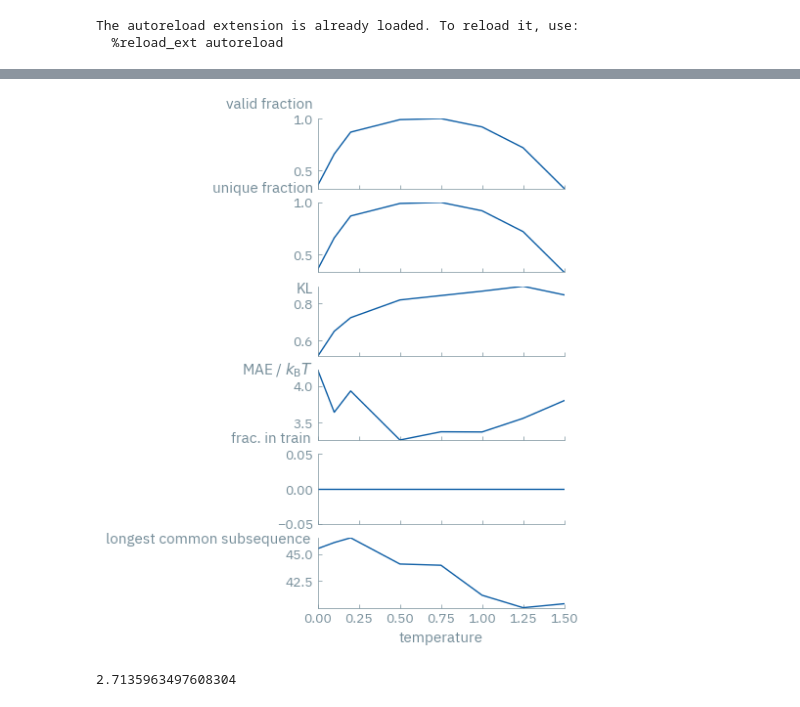
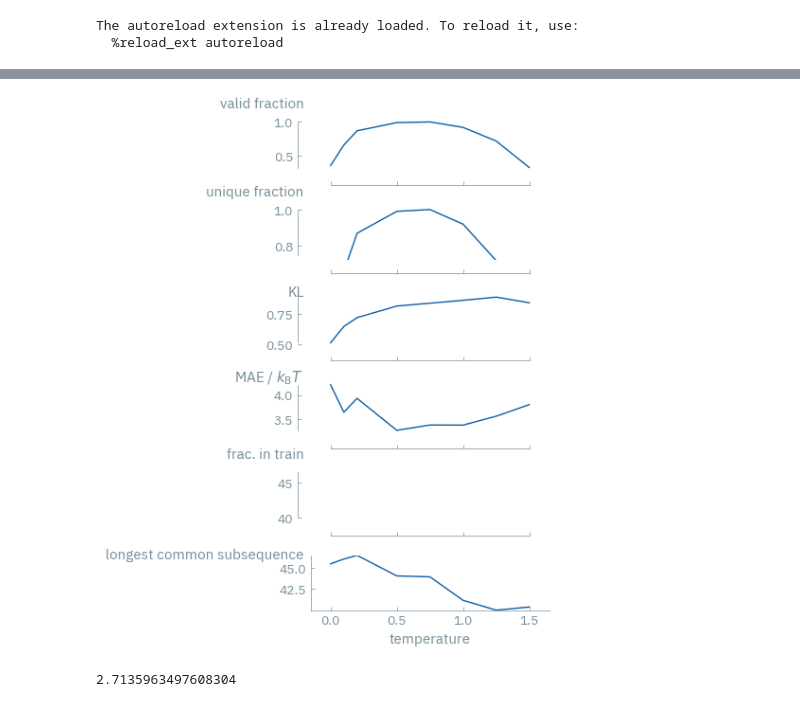
Before and after one commit to kjappelbaum/gptchem, a Jupyter notebook: experiments/05_inverse/polymers/random/plot_results.ipynb, the cells around one changed output, grey strips where cells are left out. Cells and saved outputs as stored; diff of their text form; code cells hidden in the pictures.

```diff
--- a/experiments/05_inverse/polymers/random/plot_results.ipynb
+++ b/experiments/05_inverse/polymers/random/plot_results.ipynb
@@ -78,5 +58,5 @@ res
 # %%
 df = pd.DataFrame(compiled_res)
 # %%
-grouped = df.groupby(['num_train_points', 'temp']).agg(['mean', 'std'])
+grouped = df.groupby(['num_train_points', 'temp']).agg(['mean', 'std', sem, "count"])
 # %%
@@ -99,51 +81,114 @@ fig, ax = plt.subplots(6,1, sharex='all', figsize=(ONE_COL_WIDTH_INCH, 2 * ONE_C
 ax[0].plot(grouped.loc[100, :].index, grouped.loc[100, :]['valid_fraction']['mean'])
 ax[0].fill_between(
     grouped.loc[100, :].index,
-    grouped.loc[100, :]['valid_fraction']['mean'] -  grouped.loc[100, :]['valid_fraction']['std'],
-    grouped.loc[100, :]['valid_fraction']['mean'] +  grouped.loc[100, :]['valid_fraction']['std'], alpha=.5 )
-matplotx.ylabel_top('valid fraction', ax=ax[0])
+    grouped.loc[100, :]['valid_fraction']['mean'] -  grouped.loc[100, :]['valid_fraction']['sem'],
+    grouped.loc[100, :]['valid_fraction']['mean'] +  grouped.loc[100, :]['valid_fraction']['sem'], alpha=.5 )
+ylabel_top('valid fraction', ax=ax[0])
 
+range_frame(
+    ax[0],
+    grouped.loc[100, :].index,
+np.nan_to_num(np.stack([
+        grouped.loc[100, :]['valid_fraction']['mean'] ,
+        grouped.loc[100, :]['valid_fraction']['mean']
+    ]).flatten(),grouped.loc[100, :]['valid_fraction']['mean'].mean())
+)
 
 ax[1].plot(grouped.loc[100, :].index, grouped.loc[100, :]['valid_fraction']['mean'])
 ax[1].fill_between(
     grouped.loc[100, :].index,
-    grouped.loc[100, :]['unique_fraction']['mean'] -  grouped.loc[100, :]['unique_fraction']['std'],
-    grouped.loc[100, :]['unique_fraction']['mean'] +  grouped.loc[100, :]['unique_fraction']['std'], alpha=.5 )
-matplotx.ylabel_top('unique fraction', ax=ax[1])
+    grouped.loc[100, :]['unique_fraction']['mean'] -  grouped.loc[100, :]['unique_fraction']['sem'],
+    grouped.loc[100, :]['unique_fraction']['mean'] +  grouped.loc[100, :]['unique_fraction']['sem'], alpha=.5 )
+ylabel_top('unique fraction', ax=ax[1])
+
+
+range_frame(
+    ax[1],
+    grouped.loc[100, :].index,
+np.nan_to_num(np.stack([
+        grouped.loc[100, :]['unique_fraction']['mean'] ,
+        grouped.loc[100, :]['unique_fraction']['mean']
+    ]).flatten(),grouped.loc[100, :]['unique_fraction']['mean'].mean())
+)
+
 
 ax[2].plot(grouped.loc[100, :].index, grouped.loc[100, :]['kldiv_score']['mean'])
 ax[2].fill_between(
     grouped.loc[100, :].index,
-    grouped.loc[100, :]['kldiv_score']['mean'] -  grouped.loc[100, :]['kldiv_score']['std'],
-    grouped.loc[100, :]['kldiv_score']['mean'] +  grouped.loc[100, :]['kldiv_score']['std'], alpha=.5 )
-matplotx.ylabel_top('KL', ax=ax[2])
+    grouped.loc[100, :]['kldiv_score']['mean'] -  grouped.loc[100, :]['kldiv_score']['sem'],
+    grouped.loc[100, :]['kldiv_score']['mean'] +  grouped.loc[100, :]['kldiv_score']['sem'], alpha=.5 )
+ylabel_top('KL', ax=ax[2])
+
+
+range_frame(
+    ax[2],
+    grouped.loc[100, :].index,
+np.nan_to_num(np.stack([
+        grouped.loc[100, :]['kldiv_score']['mean'] ,
+        grouped.loc[100, :]['kldiv_score']['mean']
+    ]).flatten(),grouped.loc[100, :]['kldiv_score']['mean'].mean())
+)
+
 
 ax[3].plot(grouped.loc[100, :].index, grouped.loc[100, :]['mae']['mean'])
 ax[3].fill_between(
     grouped.loc[100, :].index,
-    grouped.loc[100, :]['mae']['mean'] -  grouped.loc[100, :]['mae']['std'],
-    grouped.loc[100, :]['mae']['mean'] +  grouped.loc[100, :]['mae']['std'], alpha=.5 )
-matplotx.ylabel_top('MAE / $k_\mathrm{B}T$', ax=ax[3])
+    grouped.loc[100, :]['mae']['mean'] -  grouped.loc[100, :]['mae']['sem'],
+    grouped.loc[100, :]['mae']['mean'] +  grouped.loc[100, :]['mae']['sem'], alpha=.5 )
+ylabel_top('MAE / $k_\mathrm{B}T$', ax=ax[3])
+
+range_frame(
+    ax[3],
+    grouped.loc[100, :].index,
+np.nan_to_num(np.stack([
+        grouped.loc[100, :]['mae']['mean'] ,
+        grouped.loc[100, :]['mae']['mean']
+    ]).flatten(),grouped.loc[100, :]['mae']['mean'].mean())
+)
+
+
 
 ax[4].plot(grouped.loc[100, :].index, grouped.loc[100, :]['fraction_in_train']['mean'])
 ax[4].fill_between(
     grouped.loc[100, :].index,
-    grouped.loc[100, :]['fraction_in_train']['mean'] -  grouped.loc[100, :]['fraction_in_train']['std'],
-    grouped.loc[100, :]['fraction_in_train']['mean'] +  grouped.loc[100, :]['fraction_in_train']['std'], alpha=.5 )
+    grouped.loc[100, :]['fraction_in_train']['mean'] -  grouped.loc[100, :]['fraction_in_train']['sem'],
+    grouped.loc[100, :]['fraction_in_train']['mean'] +  grouped.loc[100, :]['fraction_in_train']['sem'], alpha=.5 )
 ylabel_top('frac. in train', ax=ax[4])
+
+
+range_frame(
+    ax[4],
+    grouped.loc[100, :].index,
+np.nan_to_num(np.stack([
+        grouped.loc[100, :]['fraction_in_train']['mean'] ,
+        grouped.loc[100, :]['fraction_in_train']['mean']
+    ]).flatten(),grouped.loc[100, :]['fraction_in_train']['mean'].mean())
+)
 
 
 ax[5].plot(grouped.loc[100, :].index, grouped.loc[100, :]['LongestCommonSubsequence_mean']['mean'])
 ax[5].fill_between(
     grouped.loc[100, :].index,
-    grouped.loc[100, :]['LongestCommonSubsequence_mean']['mean'] -  grouped.loc[100, :]['LongestCommonSubsequence_mean']['std'],
-    grouped.loc[100, :]['LongestCommonSubsequence_mean']['mean'] +  grouped.loc[100, :]['LongestCommonSubsequence_mean']['std'], alpha=.5 )
+    grouped.loc[100, :]['LongestCommonSubsequence_mean']['mean'] -  grouped.loc[100, :]['LongestCommonSubsequence_mean']['sem'],
+    grouped.loc[100, :]['LongestCommonSubsequence_mean']['mean'] +  grouped.loc[100, :]['LongestCommonSubsequence_mean']['sem'], alpha=.5 )
 ylabel_top('longest common subsequence', ax=ax[5])
 
+
+range_frame(
+    ax[4],
+    grouped.loc[100, :].index,
+np.nan_to_num(np.stack([
+        grouped.loc[100, :]['LongestCommonSubsequence_mean']['mean'] ,
+        grouped.loc[100, :]['LongestCommonSubsequence_mean']['mean']
+    ]).flatten(),grouped.loc[100, :]['LongestCommonSubsequence_mean']['mean'].mean())
+)
+
+
 ax[-1].set_xlabel('temperature', labelpad=4)
+plt.subplots_adjust(hspace=.6, top=1, bottom=.2)
 fig.savefig('random_polymer_inverse.pdf', bbox_inches='tight')
 # %% [output]
-[figure, old version]
+[figure, new version]
 # %%
 np.abs(get_polymer_data()['deltaGmin'].mean() - get_polymer_data()['deltaGmin']).mean()
 # %% [output]
```
Also changed, not shown: parts of 3 cells of this notebook, 27 other files.
